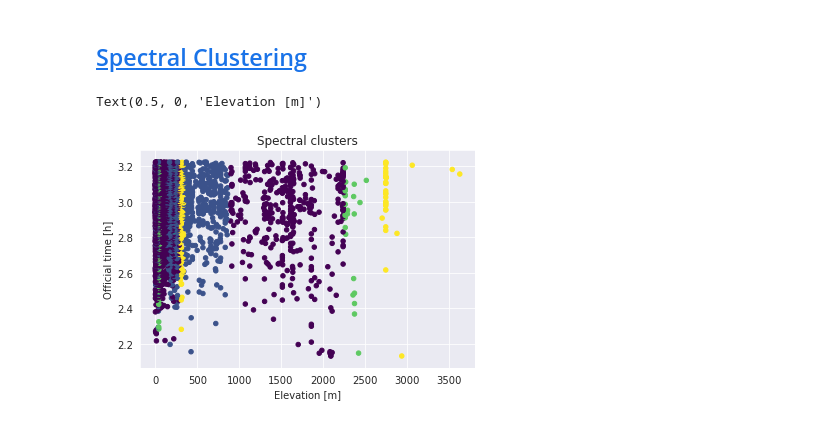
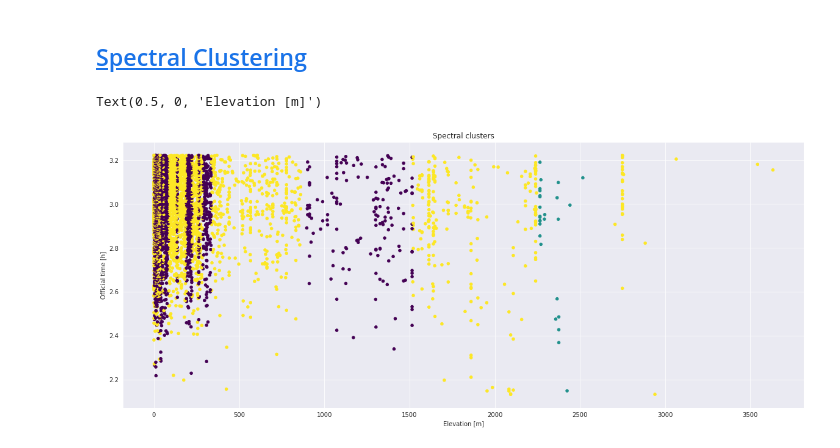
Before and after one commit to mijapa/BostonMarathonAnalisys, a Jupyter notebook: Boston_Clustering_Std_with_elevation_SPECTRAL.ipynb, the cells around one changed output. Cells and saved outputs as stored; diff of their text form; code cells hidden in the pictures.

```diff
--- a/Boston_Clustering_Std_with_elevation_SPECTRAL.ipynb
+++ b/Boston_Clustering_Std_with_elevation_SPECTRAL.ipynb
@@ -59,16 +59,17 @@ scaled_points = scaler.fit_transform(points)
 #klasteryzacja spektralna
 #często stosowana w sieciach społecznościowych
 from sklearn.cluster import SpectralClustering
-model = SpectralClustering(n_clusters=5, affinity='nearest_neighbors',
+model = SpectralClustering(n_clusters=3, affinity='nearest_neighbors',
                            assign_labels='kmeans')
 clusters__ = model.fit_predict(points)
 # %%
+plt.figure(figsize=(20,8))
 plt.scatter(points[:, 0], points[:, 1], c=clusters__, s=20, cmap='viridis');
 plt.title("Spectral clusters")
 plt.ylabel("Official time [h]")
 plt.xlabel("Elevation [m]")
 
 # klastrowanie w oparciu o czas i wysokość, ilość próbek zawężona do pierwszych 5000
 # %% [output]
 Text(0.5, 0, 'Elevation [m]')
-[figure, old version]
+[figure, new version]
```
Also changed, not shown: 1 other file.
